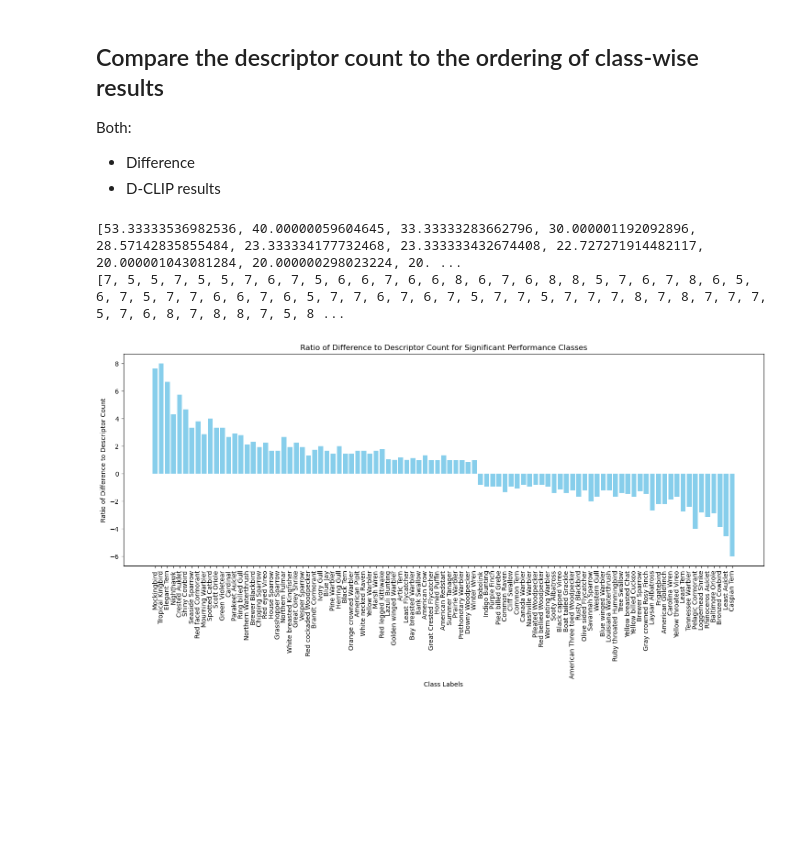
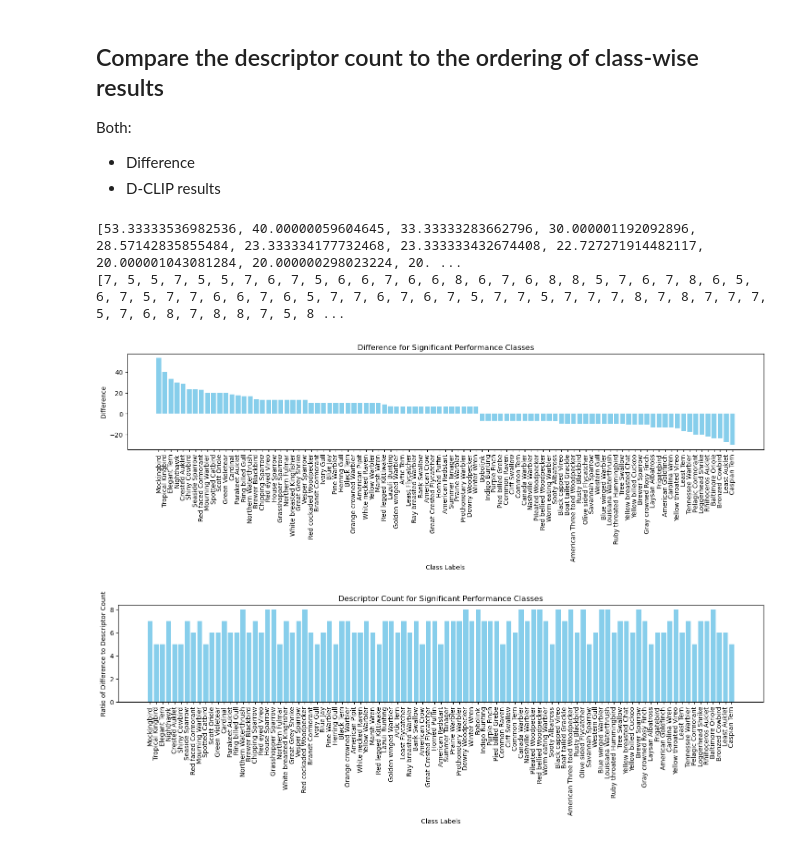
Before and after one commit to LukeHeffAI/DCLIP2, a Jupyter notebook: experiment_results_analysis.ipynb, the cells around one changed output. Drawn from its saved outputs; the diff is of its cells as text; code cells hidden in the pictures; blank space fills up the shorter version.

Commit message:
Update plot from ratio of difference to count -> count

```diff
--- a/experiment_results_analysis.ipynb
+++ b/experiment_results_analysis.ipynb
@@ -51,33 +51,45 @@ for numbered_class_labels, accuracy_stats in results_data[model_size][dataset_na
                 class_label = class_label.replace("_", " ").replace("-", " ")
                 if numbered_class_labels in class_label:
                     output.append([class_label, stat, len(descriptor)])
 
 class_labels = []
 differences = []
 descriptor_count = []
 ratio_of_difference_to_count = []
 
 for i in range(len(output)):
     if output[i][1] <= 5.01 and output[i][1] >= -5.01:
         continue
     else:
         class_labels.append(output[i][0])
         differences.append(output[i][1])
         descriptor_count.append(output[i][2])
         ratio_of_difference_to_count.append(output[i][1] / output[i][2])
 
 print(differences)
 print(descriptor_count)
 
 plt.figure(figsize=(18, 6))
-plt.bar(class_labels, ratio_of_difference_to_count, color='skyblue')
+plt.subplot(2,1,1)
+plt.bar(class_labels, differences, color='skyblue')
+plt.xticks(rotation='vertical')
+
+plt.xlabel('Class Labels')
+plt.ylabel('Difference')
+plt.title('Difference for Significant Performance Classes')
+plt.show()
+
+plt.figure(figsize=(18, 6))
+plt.subplot(2,1,2)
+plt.bar(class_labels, descriptor_count, color='skyblue')
 plt.xticks(rotation='vertical')
 
 plt.xlabel('Class Labels')
 plt.ylabel('Ratio of Difference to Descriptor Count')
-plt.title('Ratio of Difference to Descriptor Count for Significant Performance Classes')
+plt.title('Descriptor Count for Significant Performance Classes')
 plt.show()
 # %% [output]
 [53.33333536982536, 40.00000059604645, 33.33333283662796, 30.000001192092896, 28.57142835855484, 23.333334177732468, 23.333333432674408, 22.727271914482117, 20.000001043081284, 20.000000298023224, 20. ...
 [7, 5, 5, 7, 5, 5, 7, 6, 7, 5, 6, 6, 7, 6, 6, 8, 6, 7, 6, 8, 8, 5, 7, 6, 7, 8, 6, 5, 6, 7, 5, 7, 7, 6, 6, 7, 6, 5, 7, 7, 6, 7, 6, 7, 5, 7, 7, 5, 7, 7, 7, 8, 7, 8, 7, 7, 7, 5, 7, 6, 8, 7, 8, 8, 7, 5, 8 ...
-[figure, old version]
+[figure, new version]
+[figure, added]
```
